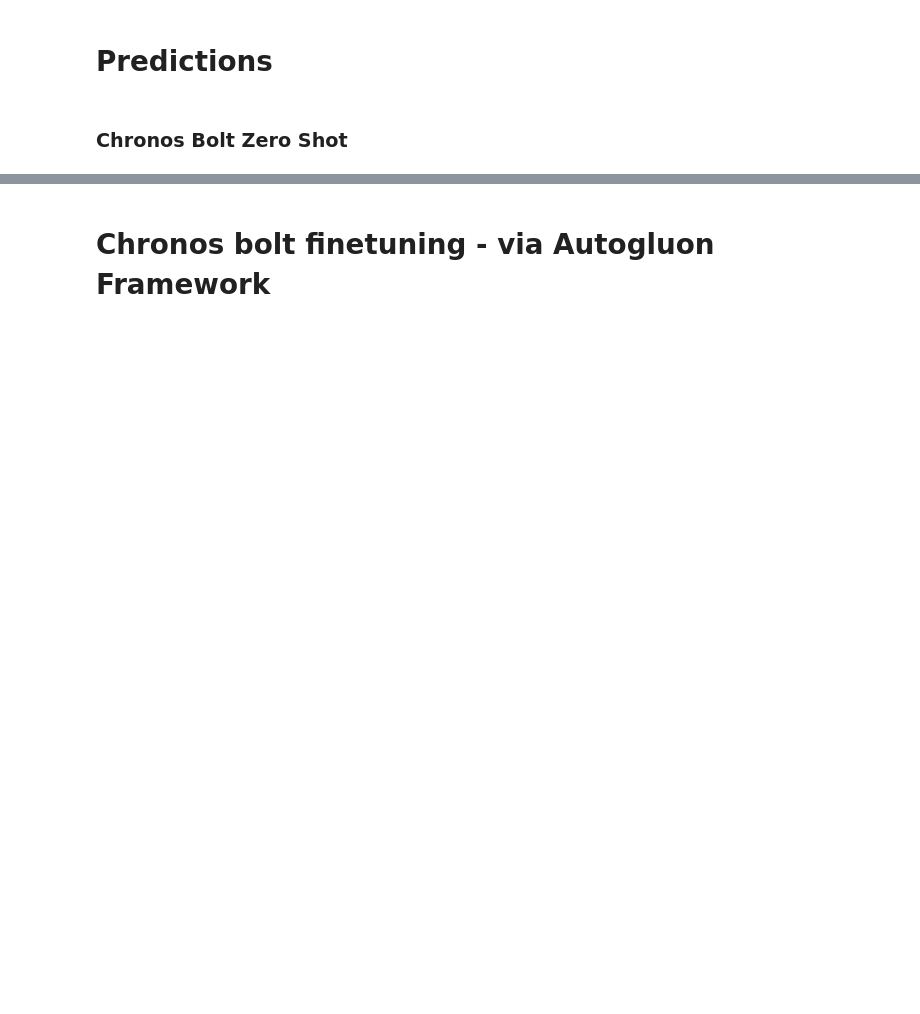
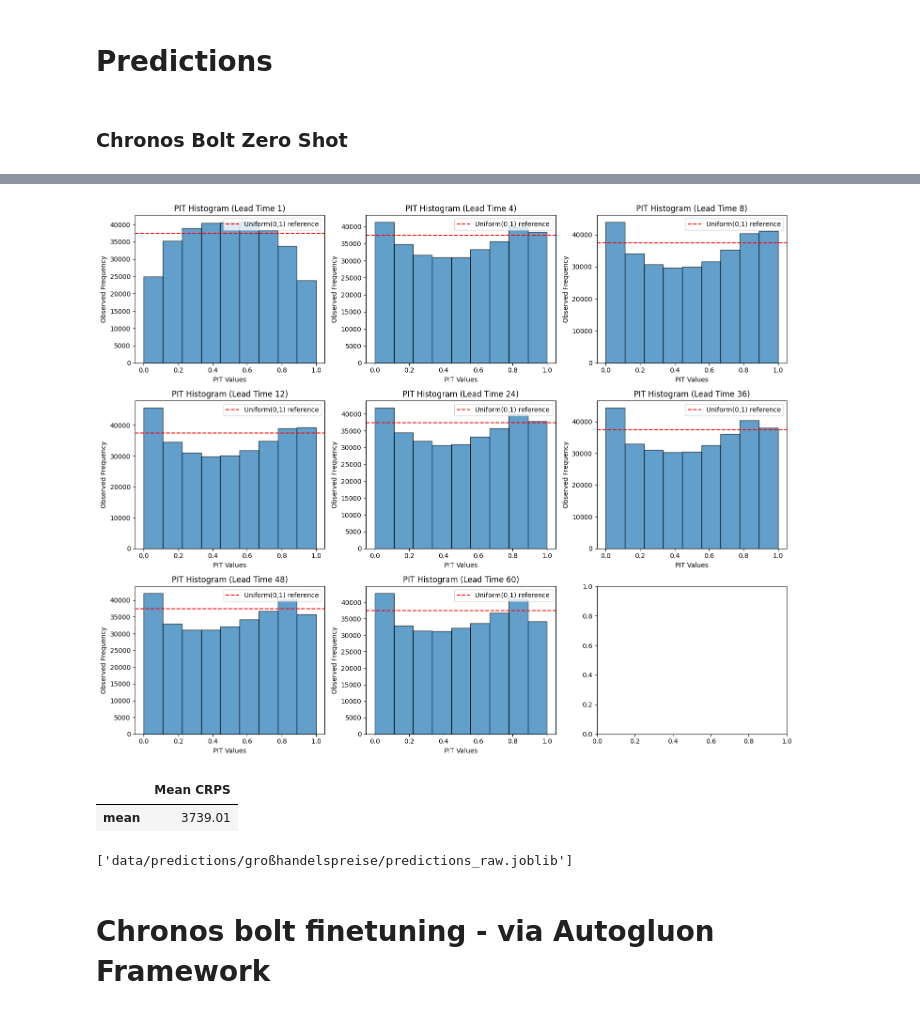
Before and after one commit to LouisSko/master-thesis, a Jupyter notebook: notebook.ipynb, the cells around one changed output, grey strips where cells are left out. Saved outputs shown, nothing was run; the diff lists cells and outputs as text; code cells hidden in the pictures; blank space fills up the shorter version.

```diff
--- a/notebook.ipynb
+++ b/notebook.ipynb
@@ -67,3 +99,16 @@ predictions_raw.get_crps(mean_time=True, mean_lead_times=True)
+# %%
+predictions_raw.get_pit_histogram()
+# %% [output]
+[figure, added]
+# %%
+predictions_raw.get_crps(mean_time=True, mean_lead_times=True)
+# %% [output]
+|  | Mean CRPS |
+| mean | 3739.01 |
+# %%
+joblib.dump(predictions_raw.results, "data/predictions/großhandelspreise/predictions_raw.joblib")
+# %% [output]
+['data/predictions/großhandelspreise/predictions_raw.joblib']
 # %% [markdown]
 # Chronos bolt finetuning - via Autogluon Framework
 # %%
```
Also changed, not shown: parts of 32 cells of this notebook.
